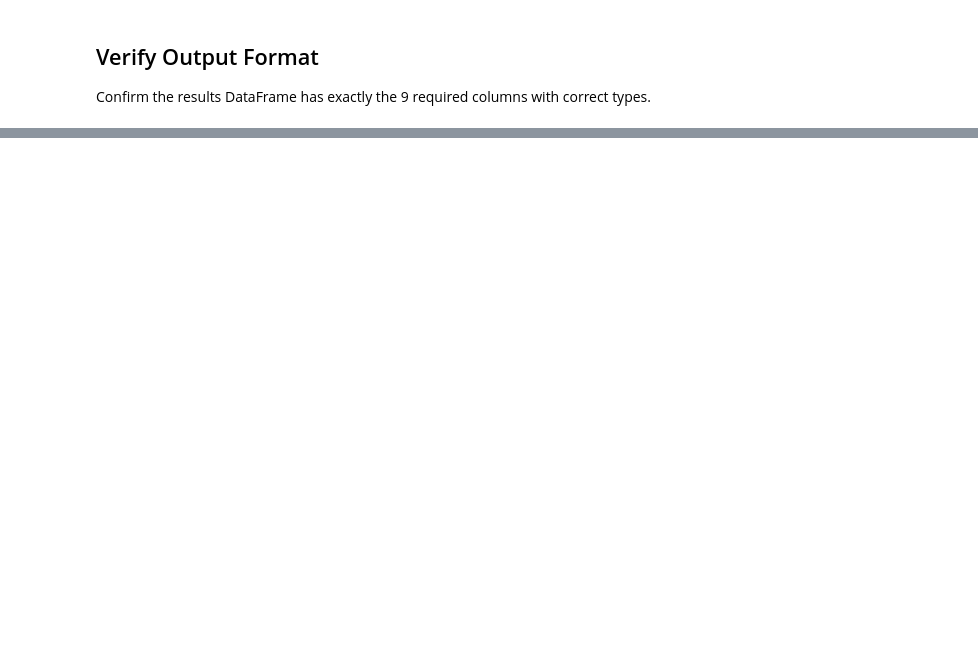
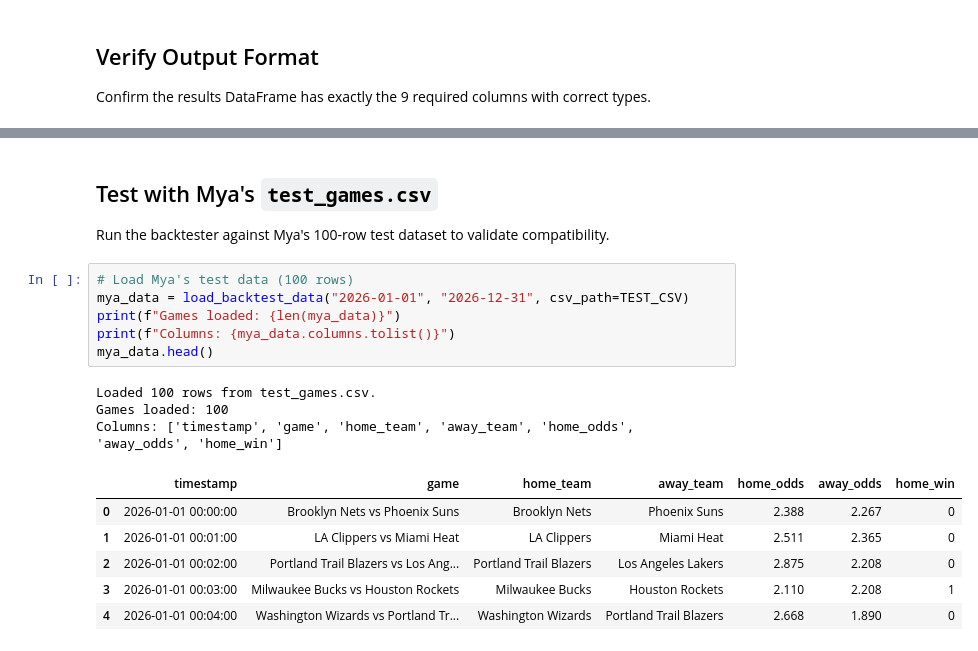
Before and after one commit to TanishqK27/CUIC_Sem2_Project, a Jupyter notebook: tools/backtester.ipynb, the cells around one changed output, grey strips where cells are left out. Drawn from its saved outputs; the diff is of its cells as text; blank space fills up the shorter version.

```diff
--- a/tools/backtester.ipynb
+++ b/tools/backtester.ipynb
@@ -299,0 +337,20 @@ print("All output format checks passed!")
+# %% [markdown]
+## Test with Mya's `test_games.csv`
+
+Run the backtester against Mya's 100-row test dataset to validate compatibility.
+# %%
+# Load Mya's test data (100 rows)
+mya_data = load_backtest_data("2026-01-01", "2026-12-31", csv_path=TEST_CSV)
+print(f"Games loaded: {len(mya_data)}")
+print(f"Columns: {mya_data.columns.tolist()}")
+mya_data.head()
+# %% [output]
+Loaded 100 rows from test_games.csv.
+Games loaded: 100
+Columns: ['timestamp', 'game', 'home_team', 'away_team', 'home_odds', 'away_odds', 'home_win']
+|  | timestamp | game | home_team | away_team | home_odds | away_odds | home_win |
+| 0 | 2026-01-01 00:00:00 | Brooklyn Nets vs Phoenix Suns | Brooklyn Nets | Phoenix Suns | 2.388 | 2.267 | 0 |
+| 1 | 2026-01-01 00:01:00 | LA Clippers vs Miami Heat | LA Clippers | Miami Heat | 2.511 | 2.365 | 0 |
+| 2 | 2026-01-01 00:02:00 | Portland Trail Blazers vs Los Ang... | Portland Trail Blazers | Los Angeles Lakers | 2.875 | 2.208 | 0 |
+| 3 | 2026-01-01 00:03:00 | Milwaukee Bucks vs Houston Rockets | Milwaukee Bucks | Houston Rockets | 2.110 | 2.208 | 1 |
+| 4 | 2026-01-01 00:04:00 | Washington Wizards vs Portland Tr... | Washington Wizards | Portland Trail Blazers | 2.668 | 1.890 | 0 |
```
Also changed, not shown: parts of 8 cells of this notebook.
